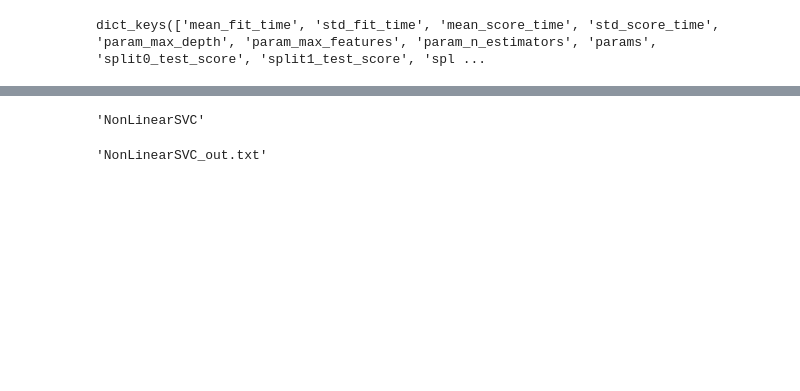
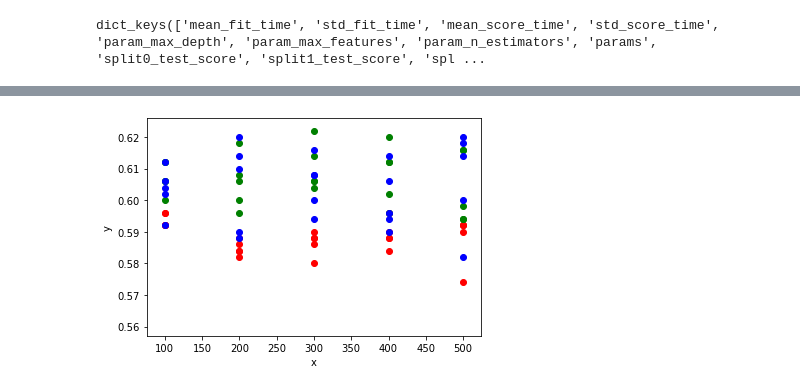
Before and after one commit to bojunyang24/CS4641, a Jupyter notebook: finalproject/testing.ipynb, the cells around one changed output, grey strips where cells are left out. Saved outputs shown, nothing was run; the diff lists cells and outputs as text; code cells hidden in the pictures; blank space fills up the shorter version.

```diff
--- a/finalproject/testing.ipynb
+++ b/finalproject/testing.ipynb
@@ -91,6 +92,6 @@ GridSearchCV elapsed time: 4.502078056335449
 # %%
-rfc_grid = pickle.load(open('RandomForest_GridSearch.sav', 'rb'))
-svm_grid = pickle.load(open('NonLinearSVC_GridSearch.sav', 'rb'))
+rfc_grid = pickle.load(open('RandomForest0_GridSearch.sav', 'rb'))
+svm_grid = pickle.load(open('NonLinearSVC0_GridSearch.sav', 'rb'))
 rfc_res = rfc_grid.cv_results_
 svm_res = svm_grid.cv_results_
 # %%
@@ -166,8 +176,31 @@ name="NonLinearSVC0_"
-# %%
-name[0:len(name)-2]
-# %% [output]
-'NonLinearSVC'
-# %%
-"{}_out.txt".format(name[0:len(name)-2])
-# %% [output]
-'NonLinearSVC_out.txt'
+# %%
+# X-axis is max_depth. Y-axis is mean score. Color is max_features setting.
+redx = []
+redy = []
+greenx = []
+greeny = []
+bluex = []
+bluey = []
+y = res0['mean_test_score']
+x = [param['max_depth'] for param in res0['params']]
+i = 0
+for param in res0['params']:
+    if param['max_features'] == None:
+        redx.append(x[i])
+        redy.append(y[i])
+    if param['max_features'] == 'sqrt':
+        greenx.append(x[i])
+        greeny.append(y[i])
+    if param['max_features'] == 'log2':
+        bluex.append(x[i])
+        bluey.append(y[i])
+    i+=1
+# %%
+plt.scatter(redx,redy,color='red')
+plt.scatter(greenx,greeny,color='green')
+plt.scatter(bluex,bluey,color='blue')
+plt.xlabel('x')
+plt.ylabel('y')
+plt.show()
+# %% [output]
+[figure, added]
```
Also changed, not shown: parts of 11 cells of this notebook, 18 other files.
